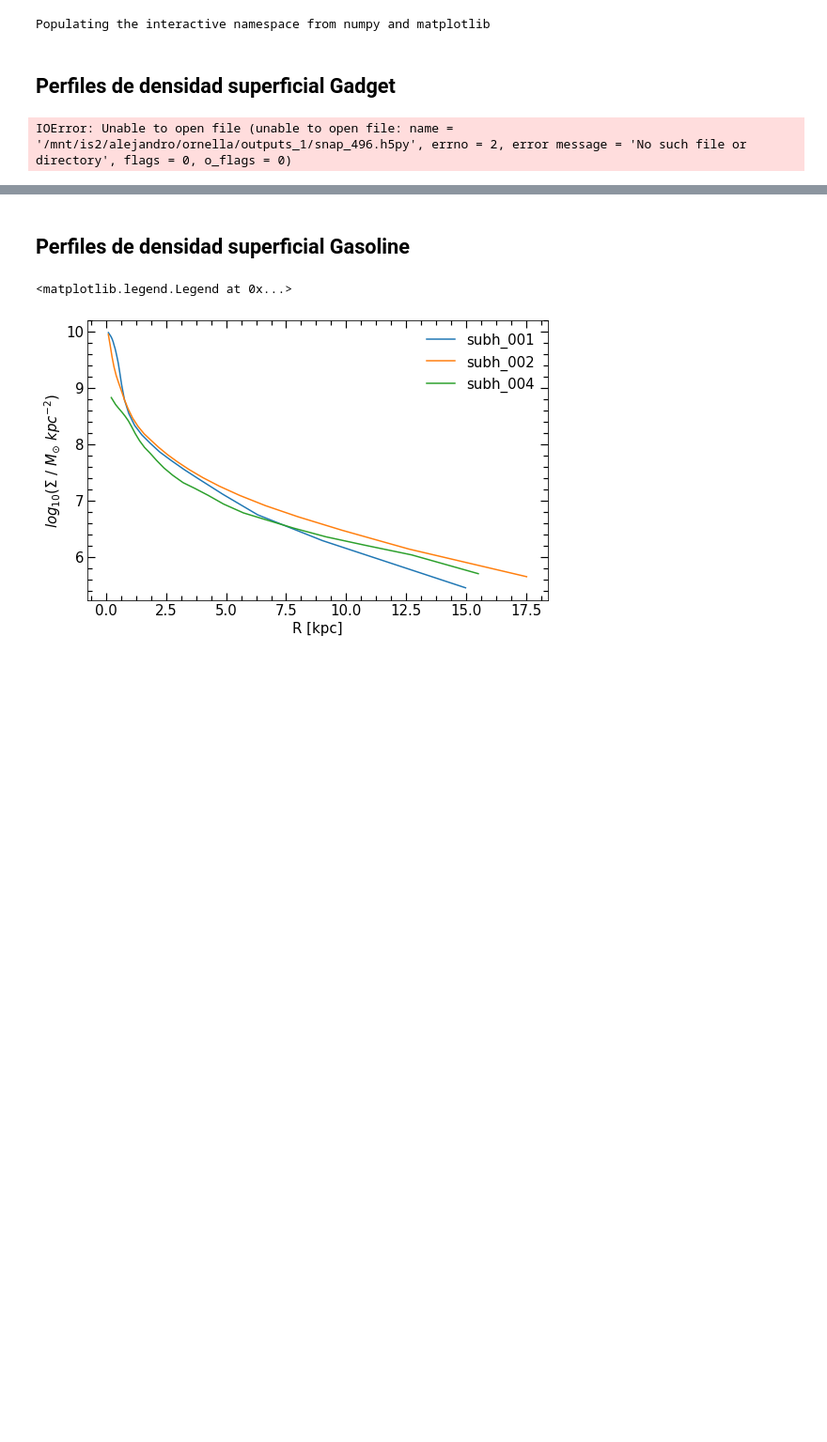
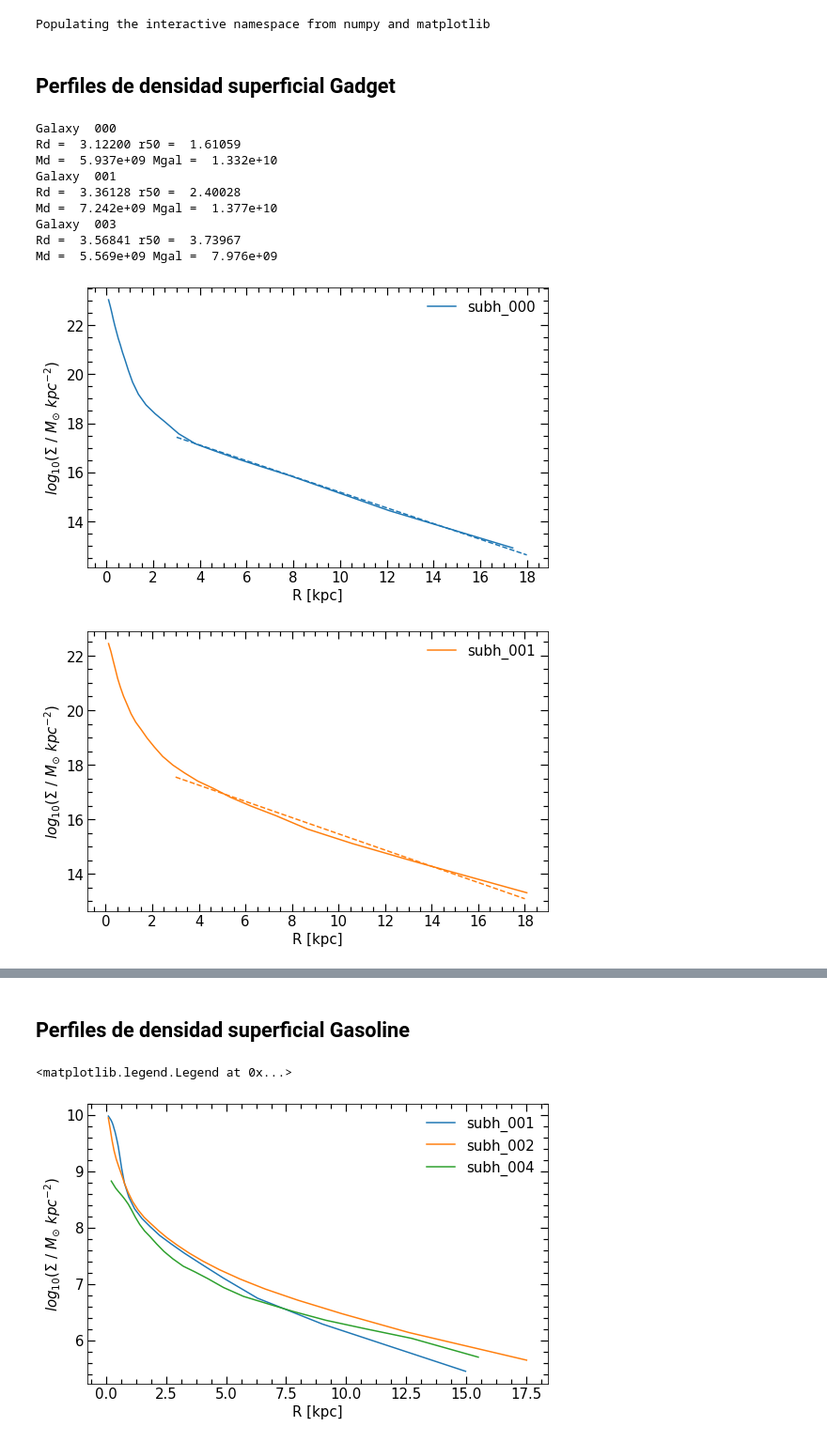
Before and after one commit to ornemarioni/Barras_GdGs, a Jupyter notebook: Barras_Gd/programs/surf_density_perfil_referee.ipynb, the cells around one changed output, grey strips where cells are left out. Shown at 94% size. Cells and saved outputs as stored; diff of their text form; code cells hidden in the pictures; blank space fills up the shorter version.

Commit message:
modificaciones en los plots de fdisc

```diff
--- a/Barras_Gd/programs/surf_density_perfil_referee.ipynb
+++ b/Barras_Gd/programs/surf_density_perfil_referee.ipynb
@@ -28,13 +28,14 @@ omega_matter=0.1277/(h**2.)
 omega0 = omega_lambda + omega_matter
 #---------------------------------------------------------------------------
 
-path0 = '/home/omarioni/'
+# path0 = '/home/omarioni/'
+path0 = '/home/ornela/SimCLUES/'
 aa = np.loadtxt(path0 + 'redshift_outputs.txt')
 aexp = aa[:,2]
 
 # snapshot=range(496,300,-1) #SNAPSHOTS
 
-path = '/mnt/is2/alejandro/ornella/'
+# path = '/mnt/is2/alejandro/ornella/'
 
 colores = ('tab:blue','tab:orange','r','tab:green')
 
@@ -46,7 +47,7 @@ halos = (0,1,3)
 
 for i in halos:
 #     i=1
-    snap = h5py.File(path + 'outputs_1/snap_'+str('%03d'%isnap)+'.h5py', 'r')
+    snap = h5py.File(path0 + 'outputs_1/snap_'+str('%03d'%isnap)+'.h5py', 'r')
 
     cm   = snap['subhalo_00'+str('%s'%i)+'/Center'][()]
     r200 = snap['subhalo_00'+str('%s'%i)+'/R200'][()]
@@ -127,33 +128,43 @@ for i in halos:
     cut, = np.where(Rbin > 3)
     pol  = np.polyfit(Rbin[cut],np.log(den[cut]),1)
 
     x1 = np.linspace(3,18)
     y1 = pol[0]*x1 + pol[1]
 
     Rd = -1./pol[0]
 
     Md = 2*np.pi*np.exp(pol[1])*Rd**2
 
     print 'Galaxy ', str('%03d'%i)
     print 'Rd = ', '%1.5f'%Rd, 'r50 = ', '%1.5f'%r50
     print 'Md = ', '%1.3e'%Md, 'Mgal = ', '%1.3e'%(Mgal*1e10)
 
     fig, ax = plt.subplots(nrows=1, ncols=1, figsize=(8,5))
     fig.subplots_adjust(bottom=0.1, left =0.12, right = 0.97, top = 0.93, wspace=0., hspace= 0)
 
     ax.plot(Rbin, np.log(den), ls='-', label='subh_'+str('%03d'%i), color=colores[i])
     ax.plot(x1,y1,'--',color=colores[i])
 
     ax.set_xticks([0,2,4,6,8,10,12,14,16,18])
     ax.minorticks_on()
     ax.tick_params( labelsize=15)
-    ax.tick_params('both', length=5, width=1.2,which='minor', direction='in', right='on',top='on')
-    ax.tick_params('both', length=8, width=1.2,which='major', direction='in', right='on',top='on')
+    ax.tick_params('both', length=5, width=1.2,which='minor', direction='in', right=True,top=True)
+    ax.tick_params('both', length=8, width=1.2,which='major', direction='in', right=True,top=True)
     # ax.set_xlim(0,14)
     ax.set_ylabel('$log_{10}$($\Sigma$ / $M_{\odot}$ $kpc^{-2}$)',fontsize=15)
     ax.set_xlabel('R [kpc]',fontsize=15)
     ax.legend(fontsize=15,frameon=False)
 
 # fig.savefig('../_imagenes/surf_density.png',dpi=100, xxbox_inches='tight')
 # %% [output]
-IOError: Unable to open file (unable to open file: name = '/mnt/is2/alejandro/ornella/outputs_1/snap_496.h5py', errno = 2, error message = 'No such file or directory', flags = 0, o_flags = 0)
+Galaxy  000
+Rd =  3.12200 r50 =  1.61059
+Md =  5.937e+09 Mgal =  1.332e+10
+Galaxy  001
+Rd =  3.36128 r50 =  2.40028
+Md =  7.242e+09 Mgal =  1.377e+10
+Galaxy  003
+Rd =  3.56841 r50 =  3.73967
+Md =  5.569e+09 Mgal =  7.976e+09
+[figure, added]
+[figure, added]
```
Also changed, not shown: parts of 1 cell of this notebook, 3 other files.
